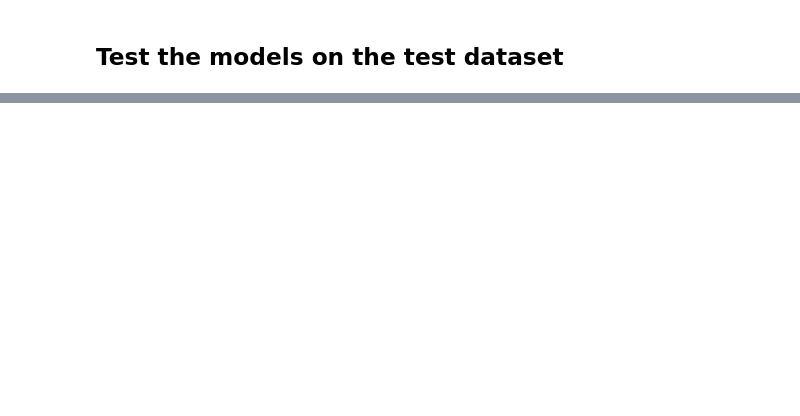
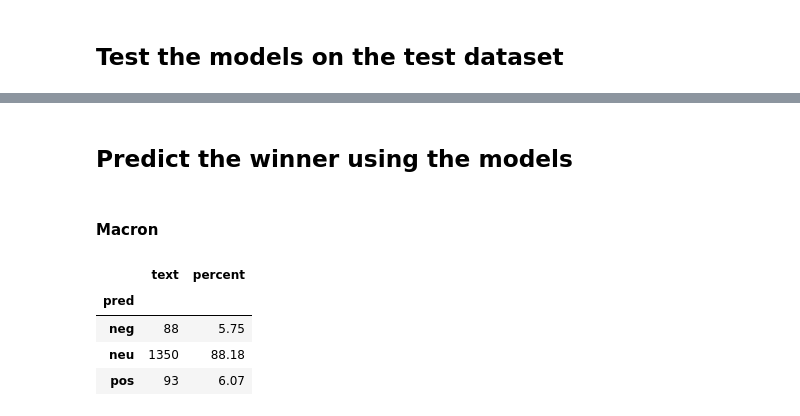
Before and after one commit to mredaoudi/Thesis, a Jupyter notebook: data_analysis/3_feature_based_prediction.ipynb, the cells around one changed output, grey strips where cells are left out. Saved outputs shown, nothing was run; the diff lists cells and outputs as text; code cells hidden in the pictures; blank space fills up the shorter version.

```diff
--- a/data_analysis/3_feature_based_prediction.ipynb
+++ b/data_analysis/3_feature_based_prediction.ipynb
@@ -73,3 +67,3 @@ from helper import accuracy, plot_confusion_matrix
 # %%
-logistic = logistic_sentiment(test_data())
+logistic_test = predict(logistic(), test_data())
 # %%
@@ -123,0 +94,21 @@ nb
+# %% [markdown]
+## Predict the winner using the models
+# %%
+def display(df):
+    df = df.groupby('pred').count()
+    df['percent'] = ((df['text'] / df['text'].sum()) * 100).round(2)
+    return df
+# %% [markdown]
+#### Macron
+# %%
+macron_logistic = predict(logistic(), macron_data())
+macron_bayes = predict(bayes(), macron_data())
+macron_svm = predict(svm(), macron_data())
+# %%
+display(macron_logistic)
+# %% [output]
+|  | text | percent |
+| pred |  |  |
+| neg | 88 | 5.75 |
+| neu | 1350 | 88.18 |
+| pos | 93 | 6.07 |
```
Also changed, not shown: parts of 12 cells of this notebook, 3 other files.
